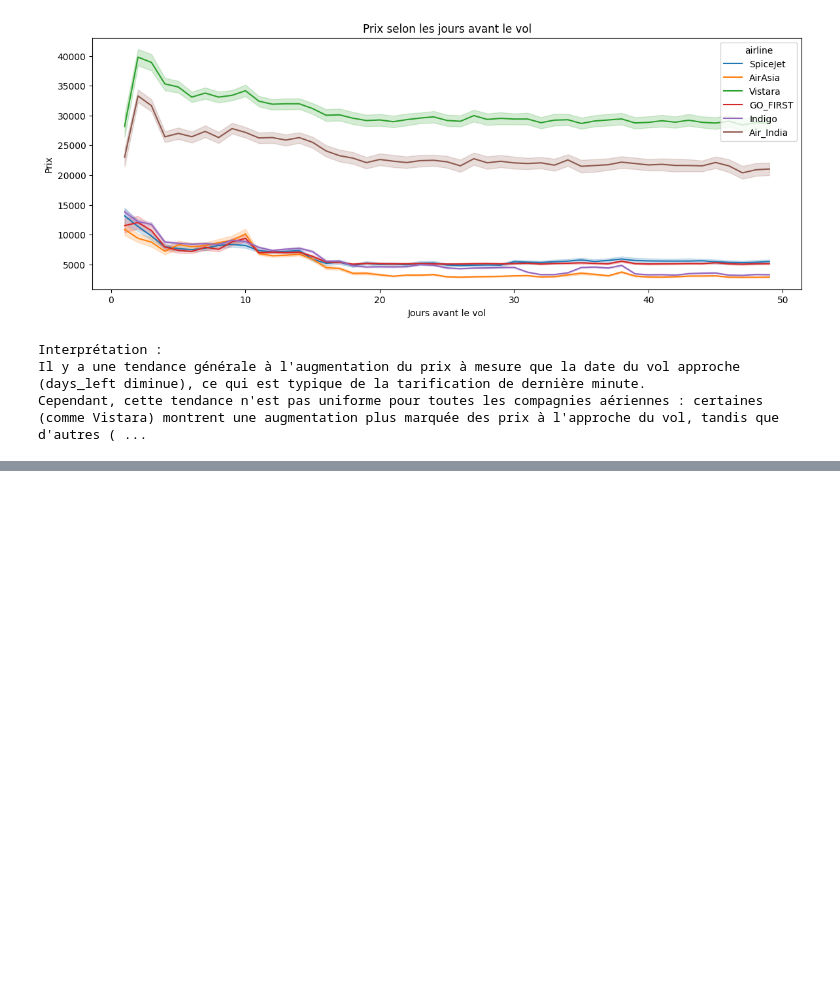
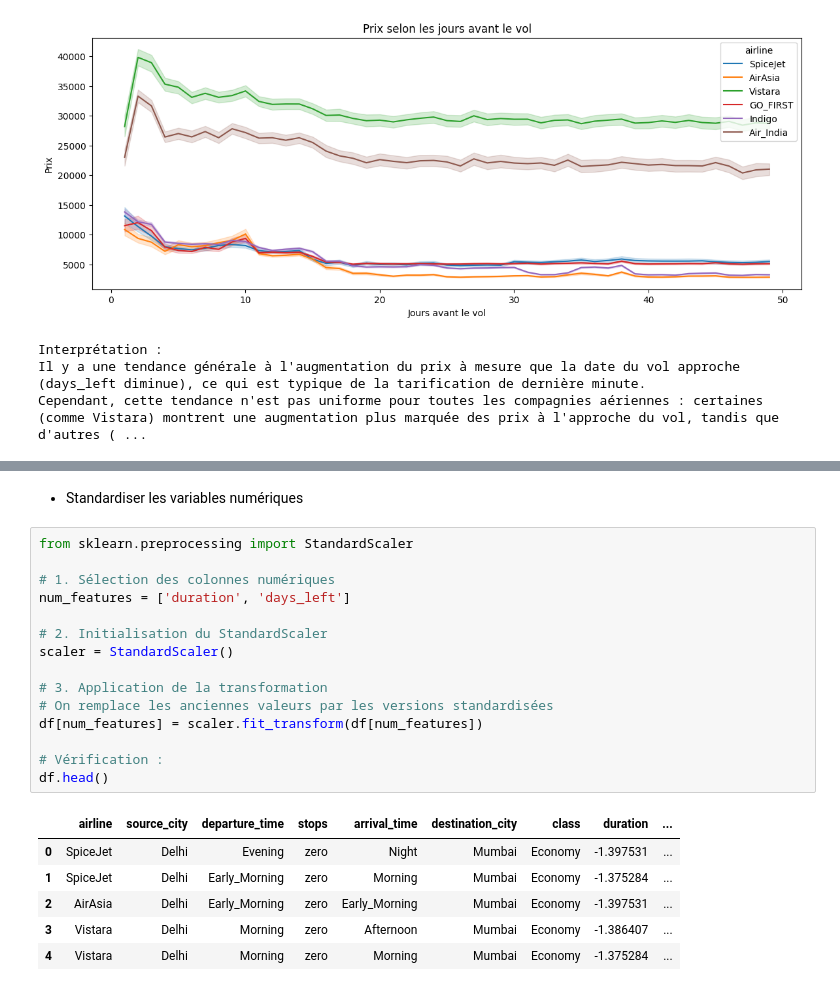
Before and after one commit to Abdelali-Ouhsine/Flight-Price-Prediction-ML, a Jupyter notebook: Machine Learning _Prédiction du prix des billets d’avion.ipynb, the cells around one changed output, grey strips where cells are left out. Cells and saved outputs as stored; diff of their text form; blank space fills up the shorter version.

```diff
--- a/Machine Learning _Prédiction du prix des billets d’avion.ipynb
+++ b/Machine Learning _Prédiction du prix des billets d’avion.ipynb
@@ -390,0 +414,24 @@ Cependant, cette tendance n'est pas uniforme pour toutes les compagnies aérienn
+# %% [markdown]
+- Standardiser les variables numériques
+# %%
+from sklearn.preprocessing import StandardScaler
+
+# 1. Sélection des colonnes numériques
+num_features = ['duration', 'days_left']
+
+# 2. Initialisation du StandardScaler
+scaler = StandardScaler()
+
+# 3. Application de la transformation
+# On remplace les anciennes valeurs par les versions standardisées
+df[num_features] = scaler.fit_transform(df[num_features])
+
+# Vérification :
+df.head()
+# %% [output]
+|  | airline | source_city | departure_time | stops | arrival_time | destination_city | class | duration | ... |
+| 0 | SpiceJet | Delhi | Evening | zero | Night | Mumbai | Economy | -1.397531 | ... |
+| 1 | SpiceJet | Delhi | Early_Morning | zero | Morning | Mumbai | Economy | -1.375284 | ... |
+| 2 | AirAsia | Delhi | Early_Morning | zero | Early_Morning | Mumbai | Economy | -1.397531 | ... |
+| 3 | Vistara | Delhi | Morning | zero | Afternoon | Mumbai | Economy | -1.386407 | ... |
+| 4 | Vistara | Delhi | Morning | zero | Morning | Mumbai | Economy | -1.375284 | ... |
```
Also changed, not shown: parts of 12 cells of this notebook.
